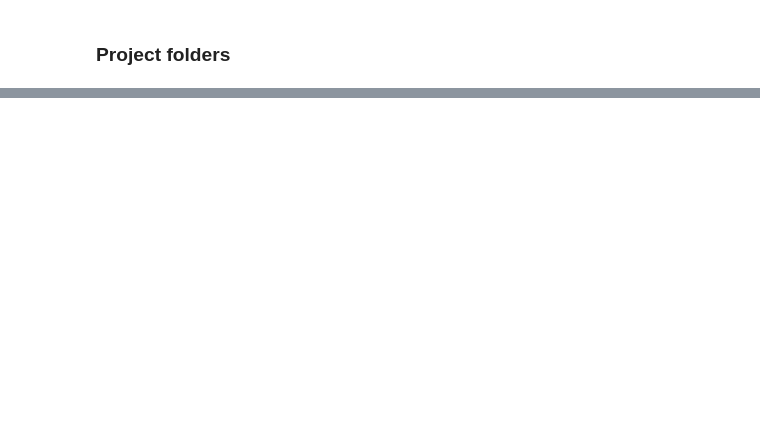
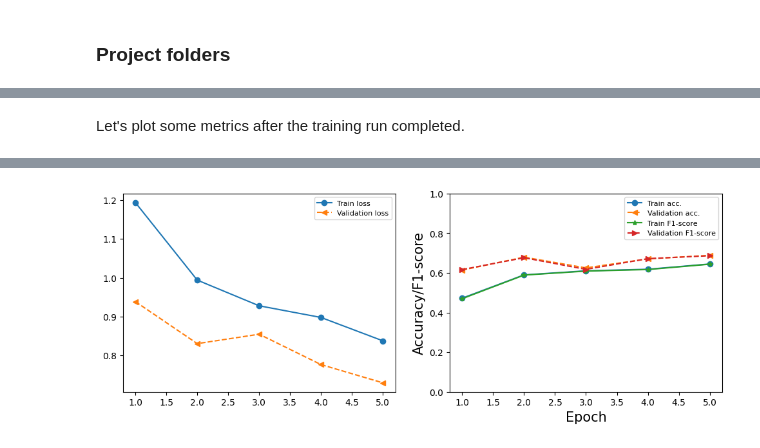
Before and after one commit to simoneriggi/usc8-ai-workshop, a Jupyter notebook: gmnist_classifier.ipynb, the cells around one changed output, grey strips where cells are left out. Saved outputs shown, nothing was run; the diff lists cells and outputs as text; code cells hidden in the pictures; blank space fills up the shorter version.

```diff
--- a/gmnist_classifier.ipynb
+++ b/gmnist_classifier.ipynb
@@ -210,0 +1040,11 @@ logger.info("DONE!")
+# %%
+# - Create classifier
+logger.info("Create classifier ...")
+nn_arch= "custom"
+classifier= GMNISTClassifier(
+  nn_arch=nn_arch
+)
+
+# - Print architecture
+logger.info("Printing model arch ...")
+classifier.print_model_arch(input_shape=(imgs.shape[1],imgs.shape[2],imgs.shape[3]))
@@ -210,0 +1076,4 @@ logger.info("DONE!")
+# %%
+# - Set train parameters
+lr= 1e-4
+num_epochs= 5
@@ -210,0 +1163,34 @@ logger.info("DONE!")
+# %% [markdown]
+Let's plot some metrics after the training run completed.
+# %%
+import matplotlib.pyplot as plt
+
+def draw_metric_hist(metric_hist):
+
+  # - Draw losses
+  x_arr = np.arange(len(metric_hist["loss_train"])) + 1
+  fig = plt.figure(figsize=(12, 4))
+  ax = fig.add_subplot(1, 2, 1)
+  ax.plot(x_arr, metric_hist["loss_train"], '-o', label='Train loss')
+  ax.plot(x_arr, metric_hist["loss_val"], '--<', label='Validation loss')
+
+  ax.legend(fontsize=8)
+  ax = fig.add_subplot(1, 2, 2)
+
+  # - Draw accuracy/f1score
+  ax.set_ylim(0,1)
+  #plt.setp(ax, ylim=ax[0,0].get_ylim())
+  ax.plot(x_arr, metric_hist["acc_train"], '-o', label='Train acc.')
+  ax.plot(x_arr, metric_hist["acc_val"], '--<', label='Validation acc.')
+  ax.plot(x_arr, metric_hist["f1score_train"], '-*', label='Train F1-score')
+  ax.plot(x_arr, metric_hist["f1score_val"], '-->', label='Validation F1-score')
+  ax.legend(fontsize=8)
+  ax.set_xlabel('Epoch', size=15)
+  ax.set_ylabel('Accuracy/F1-score', size=15)
+
+
+  plt.show()
+
+logger.info("Plotting train run metrics ...")
+draw_metric_hist(metric_hist)
+# %% [output]
@@ -210,0 +1198 @@ logger.info("DONE!")
+[figure, added]
```
Also changed, not shown: parts of 42 cells of this notebook.
